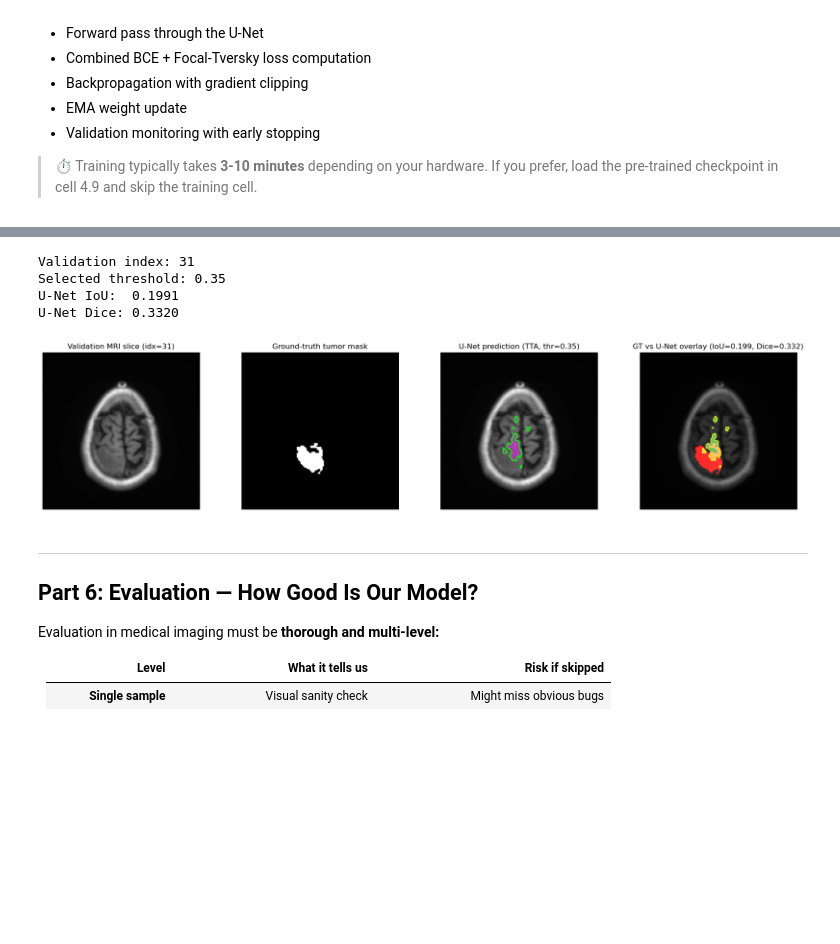
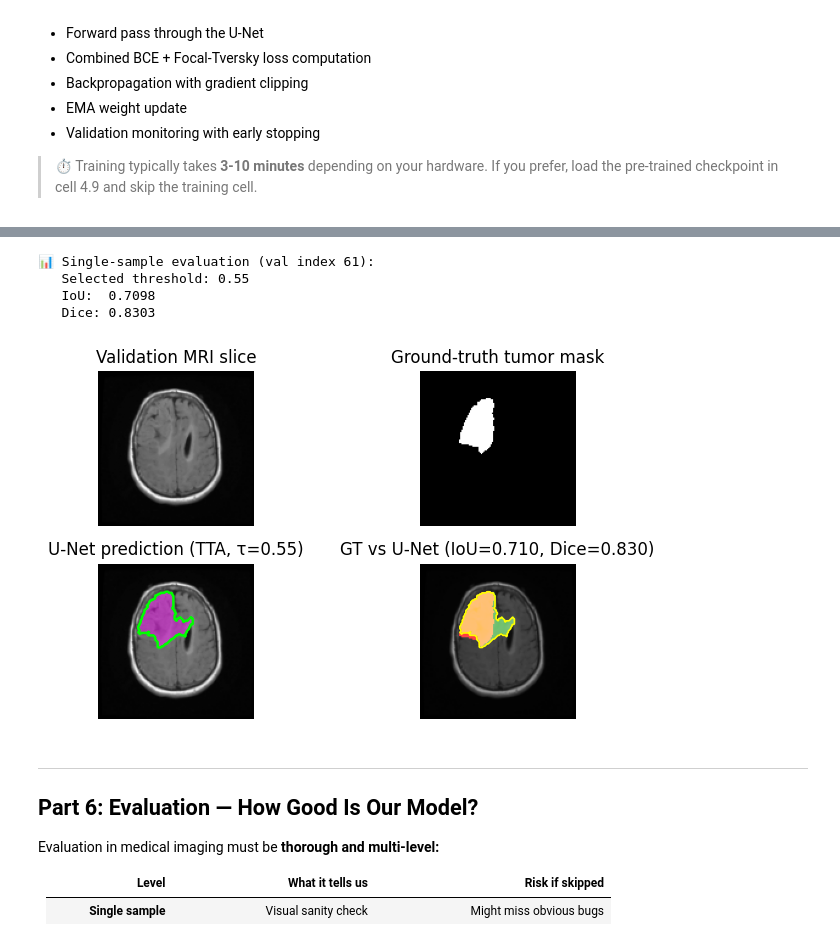
Before and after one commit to diegoolguinw/brain_mri_analyzer, a Jupyter notebook: brain_segmentation.ipynb, the cells around one changed output, grey strips where cells are left out. Drawn from its saved outputs; the diff is of its cells as text; code cells hidden in the pictures; blank space fills up the shorter version.

```diff
--- a/brain_segmentation.ipynb
+++ b/brain_segmentation.ipynb
@@ -1090,10 +1122,10 @@ Now we create the model, optimizer, learning rate scheduler, and EMA.
 # ============================================================================
 
 # Create model and move to GPU/MPS/CPU
-unet = SmallUNet(base_ch=48).to(unet_device)
+unet = SmallUNet(base_ch=64).to(unet_device)
 
 # AdamW optimizer — Adam with decoupled weight decay (better regularization)
-optimizer = torch.optim.AdamW(unet.parameters(), lr=LR, weight_decay=1e-4)
+optimizer = torch.optim.AdamW(unet.parameters(), lr=LR, weight_decay=1e-3)
 
 # Cosine annealing: LR starts at LR, decays smoothly to ~0 over EPOCHS
 scheduler = torch.optim.lr_scheduler.CosineAnnealingLR(optimizer, T_max=EPOCHS)
@@ -1109,6 +1141,6 @@ best_state = None
 best_val_loss = float("inf")
 
 print(f"✅ Model initialized on {unet_device}")
-print(f"   Optimizer:  AdamW (lr={LR}, weight_decay=1e-4)")
+print(f"   Optimizer:  AdamW (lr={LR}, weight_decay=1e-3)")
 print(f"   Scheduler:  CosineAnnealing (T_max={EPOCHS})")
 print(f"   EMA decay:  {EMA_DECAY}")
@@ -1180,9 +1217,9 @@ Now we put everything together and train! The training loop orchestrates all the
 #
 # Skip this cell if you loaded a pre-trained checkpoint above.
 
-EPOCHS = 20
-EARLY_STOPPING_PATIENCE = 5    # Stop if no val improvement for 5 epochs
-MIN_IMPROVEMENT = 1e-4          # Minimum loss decrease to count as "improvement"
+EPOCHS = 100
+EARLY_STOPPING_PATIENCE = 20    # Stop if no val improvement for 20 epochs
+MIN_IMPROVEMENT = 1e-2          # Minimum loss decrease to count as "improvement"
 
 epochs_without_improvement = 0
 
@@ -1305,55 +1357,56 @@ for t in threshold_candidates:
         best_thresh = t
         best_pred = pred_t
 
 pred_unet = best_pred
 image_unet = image_val[0].numpy()
 
 # Compute metrics for the selected threshold
 iou_unet = (np.logical_and(pred_unet, gt_unet).sum() /
             np.clip(np.logical_or(pred_unet, gt_unet).sum(), 1, None))
 dice_unet = (2 * np.logical_and(pred_unet, gt_unet).sum() /
              np.clip(pred_unet.sum() + gt_unet.sum(), 1, None))
 
 print(f"📊 Single-sample evaluation (val index {ind_val}):")
 print(f"   Selected threshold: {best_thresh:.2f}")
 print(f"   IoU:  {iou_unet:.4f}")
 print(f"   Dice: {dice_unet:.4f}")
 
 # ── Visualize ──
-fig, axes = plt.subplots(1, 4, figsize=(18, 4))
+fig, axes = plt.subplots(2, 2, figsize=(8, 4))
 
-axes[0].imshow(image_unet, cmap="gray")
-axes[0].set_title(f"Validation MRI slice")
-axes[0].axis("off")
+axes[0, 0].imshow(image_unet, cmap="gray")
+axes[0, 0].set_title(f"Validation MRI slice")
+axes[0, 0].axis("off")
 
-axes[1].imshow(gt_unet, cmap="gray")
-axes[1].set_title("Ground-truth tumor mask")
-axes[1].axis("off")
+axes[0, 1].imshow(gt_unet, cmap="gray")
+axes[0, 1].set_title("Ground-truth tumor mask")
+axes[0, 1].axis("off")
 
-axes[2].imshow(image_unet, cmap="gray")
-axes[2].imshow(np.ma.masked_where(~pred_unet, pred_unet), cmap="spring", alpha=0.45)
-axes[2].contour(pred_unet.astype(np.uint8), levels=[0.5], colors="lime", linewidths=1.8)
-axes[2].set_title(f"U-Net prediction (TTA, τ={best_thresh:.2f})")
-axes[2].axis("off")
+axes[1, 0].imshow(image_unet, cmap="gray")
+axes[1, 0].imshow(np.ma.masked_where(~pred_unet, pred_unet), cmap="spring", alpha=0.45)
+axes[1, 0].contour(pred_unet.astype(np.uint8), levels=[0.5], colors="lime", linewidths=1.8)
+axes[1, 0].set_title(f"U-Net prediction (TTA, τ={best_thresh:.2f})")
+axes[1, 0].axis("off")
 
 # Overlay: Red = ground truth, Green = prediction, Yellow = overlap (correct)
 overlay_unet = np.stack([image_unet, image_unet, image_unet], axis=-1)
 overlay_unet[..., 0] = np.where(gt_unet, 1.0, overlay_unet[..., 0])
 overlay_unet[..., 1] = np.where(pred_unet, 1.0, overlay_unet[..., 1])
-axes[3].imshow(overlay_unet)
-axes[3].imshow(np.ma.masked_where(~pred_unet, pred_unet), cmap="spring", alpha=0.25)
-axes[3].contour(pred_unet.astype(np.uint8), levels=[0.5], colors="yellow", linewidths=1.2)
-axes[3].set_title(f"GT vs U-Net (IoU={iou_unet:.3f}, Dice={dice_unet:.3f})")
-axes[3].axis("off")
+axes[1, 1].imshow(overlay_unet)
+axes[1, 1].imshow(np.ma.masked_where(~pred_unet, pred_unet), cmap="spring", alpha=0.25)
+axes[1, 1].contour(pred_unet.astype(np.uint8), levels=[0.5], colors="yellow", linewidths=1.2)
+axes[1, 1].set_title(f"GT vs U-Net (IoU={iou_unet:.3f}, Dice={dice_unet:.3f})")
+axes[1, 1].axis("off")
 
 plt.tight_layout()
+plt.savefig('images/unet_res_index_{}.png'.format(ind_val), dpi=150)
 plt.show()
 # %% [output]
-Validation index: 31
-Selected threshold: 0.35
-U-Net IoU:  0.1991
-U-Net Dice: 0.3320
+📊 Single-sample evaluation (val index 61):
+   Selected threshold: 0.55
+   IoU:  0.7098
+   Dice: 0.8303
-[figure, old version]
+[figure, new version]
 # %% [markdown]
 ---
 
```
Also changed, not shown: parts of 18 cells of this notebook, 32 other files.
